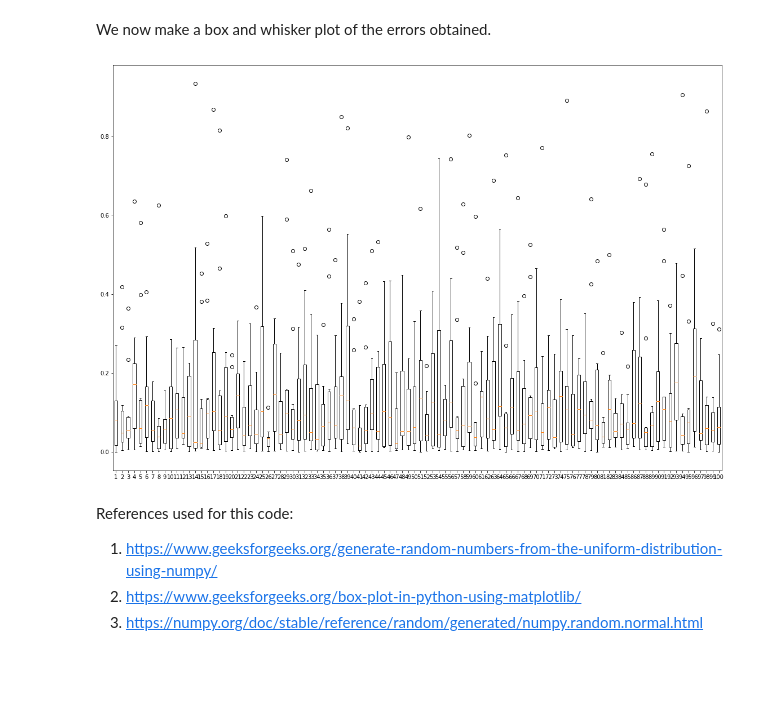
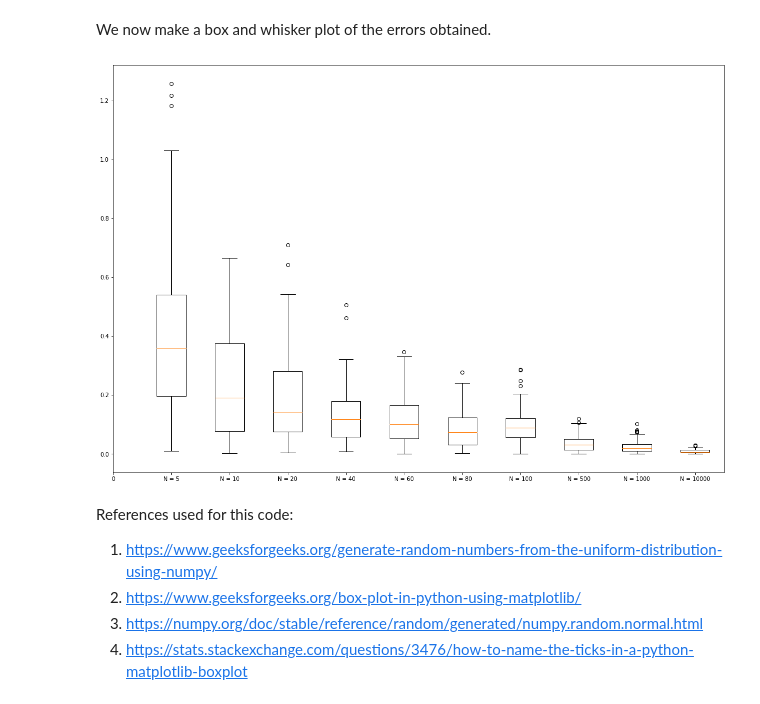
Before and after one commit to arponbasu/CS215_Assignments_3rdSem, a Jupyter notebook: Assignment 1/Arpon's Work/215_Assg1Q5.ipynb, the cells around one changed output. Drawn from its saved outputs; the diff is of its cells as text; code cells hidden in the pictures; blank space fills up the shorter version.

```diff
--- a/Assignment 1/Arpon's Work/215_Assg1Q5.ipynb
+++ b/Assignment 1/Arpon's Work/215_Assg1Q5.ipynb
@@ -40,29 +37,27 @@ def plot_Gaussian(N, M = 100):
   return np.array(retval)
 # %% [markdown]
 We now make a box and whisker plot of the errors obtained.
-# %%
-import matplotlib.pyplot as plt
-data = []
-data.append(plot_Gaussian(5))
-data.append(plot_Gaussian(10))
-data.append(plot_Gaussian(20))
-data.append(plot_Gaussian(40))
-data.append(plot_Gaussian(60))
-data.append(plot_Gaussian(80))
-data.append(plot_Gaussian(100))
-data.append(plot_Gaussian(500))
-data.append(plot_Gaussian(1000))
-data.append(plot_Gaussian(10000))
-data = np.array(data)
-
-bp = plt.figure(figsize=(15,10)).add_axes([0,0,1,1]).boxplot(data)
-
-plt.show()
-# %% [output]
-[figure, removed]
+# %%
+testValues = [5,10,20,40,60,80,100,500,1000,10000]
+data = []
+for x in testValues:
+  data.append(plot_Gaussian(x))
+
+data = np.transpose(np.array(data))
+
+import matplotlib.pyplot as plt
+labelValues = [0] + testValues
+labels = list(map(lambda x : ("N = " + str(x)), labelValues))
+labels[0] = '0'
+plt.figure(figsize=(15,10)).add_axes([0,0,1,1]).boxplot(data)
+plt.xticks(np.arange(len(labelValues)), labels)
+plt.show()
+# %% [output]
+[figure, added]
 # %% [markdown]
 References used for this code:
 
 1. https://www.geeksforgeeks.org/generate-random-numbers-from-the-uniform-distribution-using-numpy/
 2. https://www.geeksforgeeks.org/box-plot-in-python-using-matplotlib/
 3. https://numpy.org/doc/stable/reference/random/generated/numpy.random.normal.html
+4. https://stats.stackexchange.com/questions/3476/how-to-name-the-ticks-in-a-python-matplotlib-boxplot
```
Also changed, not shown: parts of 4 cells of this notebook.
